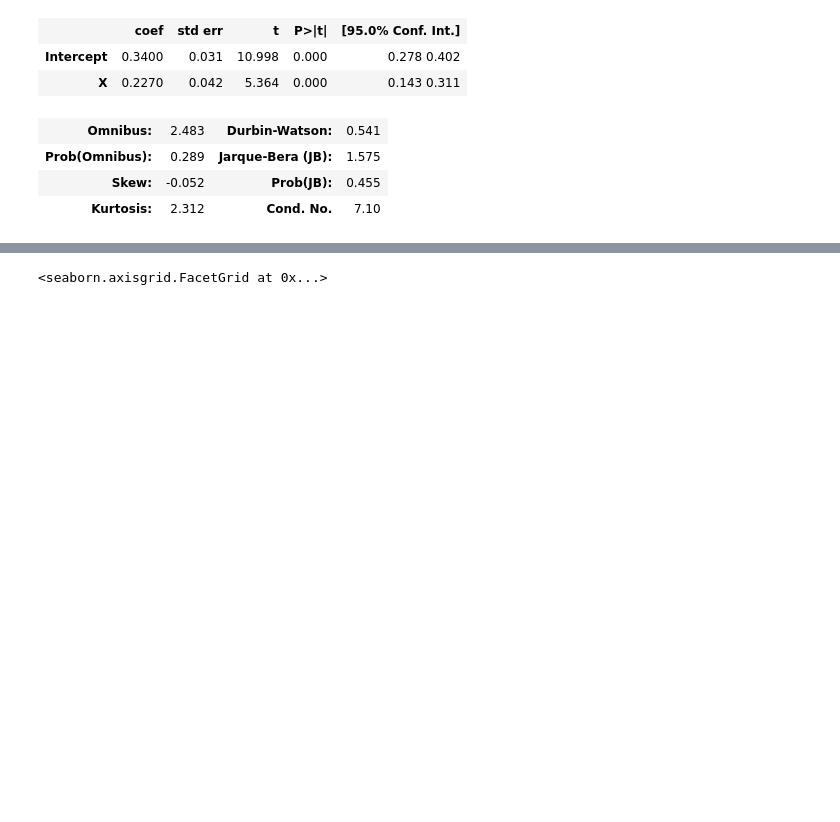
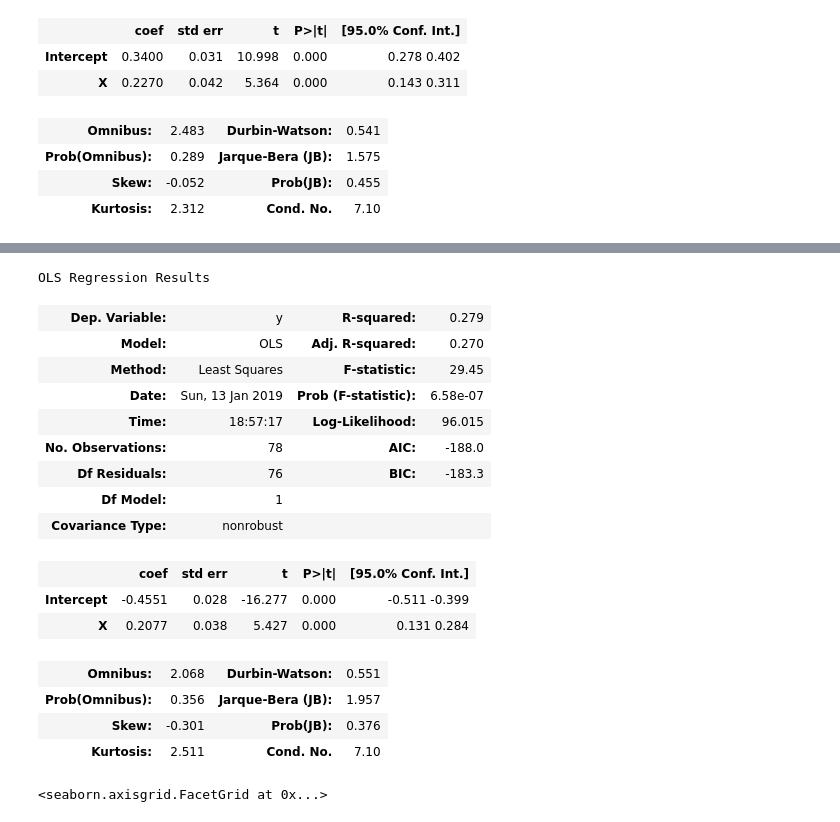
Before and after one commit to irisisavirus/Quality-of-Living-and-Sustainable-Mobility, a Jupyter notebook: City Liveability & Sustainability.ipynb, the cells around one changed output, grey strips where cells are left out. Cells and saved outputs as stored; diff of their text form; code cells hidden in the pictures; blank space fills up the shorter version.

```diff
--- a/City Liveability & Sustainability.ipynb
+++ b/City Liveability & Sustainability.ipynb
@@ -202,3 +212,29 @@ OLS Regression Results
+# %%
+X = log_data.QoL
+y = log_data.Sustainability
+
+# fit to a OLS Regression
+lm3 = smf.ols(formula='y ~ X', data=log_data).fit()
+#print the full summary
+lm3.summary()
+# %% [output]
+OLS Regression Results
+| Dep. Variable: | y | R-squared: | 0.279 |
+| Model: | OLS | Adj. R-squared: | 0.270 |
+| Method: | Least Squares | F-statistic: | 29.45 |
+| Date: | Sun, 13 Jan 2019 | Prob (F-statistic): | 6.58e-07 |
+| Time: | 18:57:17 | Log-Likelihood: | 96.015 |
+| No. Observations: | 78 | AIC: | -188.0 |
+| Df Residuals: | 76 | BIC: | -183.3 |
+| Df Model: | 1 |  |  |
+| Covariance Type: | nonrobust |  |  |
+|  | coef | std err | t | P>|t| | [95.0% Conf. Int.] |
+| Intercept | -0.4551 | 0.028 | -16.277 | 0.000 | -0.511 -0.399 |
+| X | 0.2077 | 0.038 | 5.427 | 0.000 | 0.131 0.284 |
+| Omnibus: | 2.068 | Durbin-Watson: | 0.551 |
+| Prob(Omnibus): | 0.356 | Jarque-Bera (JB): | 1.957 |
+| Skew: | -0.301 | Prob(JB): | 0.376 |
+| Kurtosis: | 2.511 | Cond. No. | 7.10 |
 # %%
 sns.lmplot('QoL','Profit', data)
 # %% [output]
```
Also changed, not shown: parts of 3 cells of this notebook.
